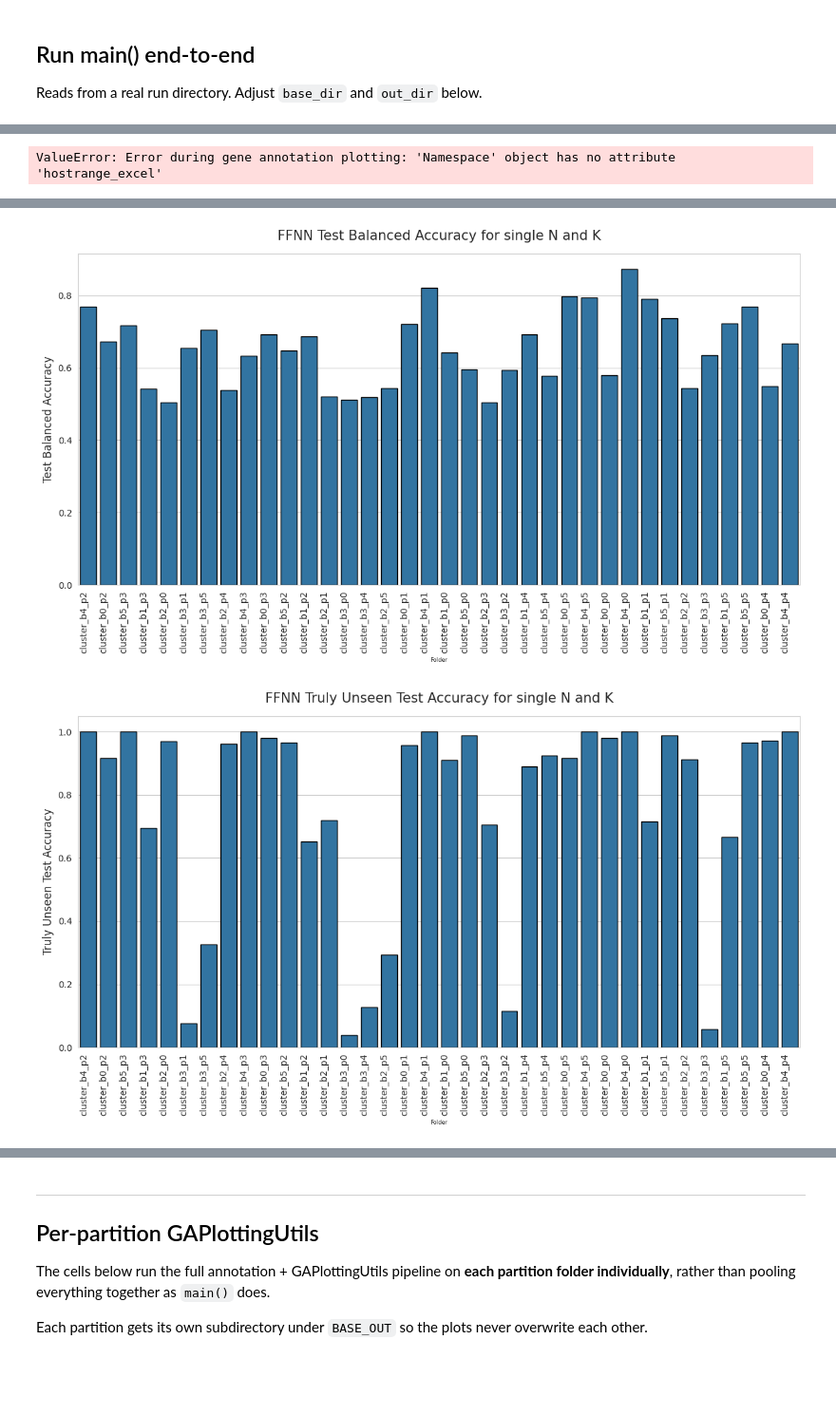
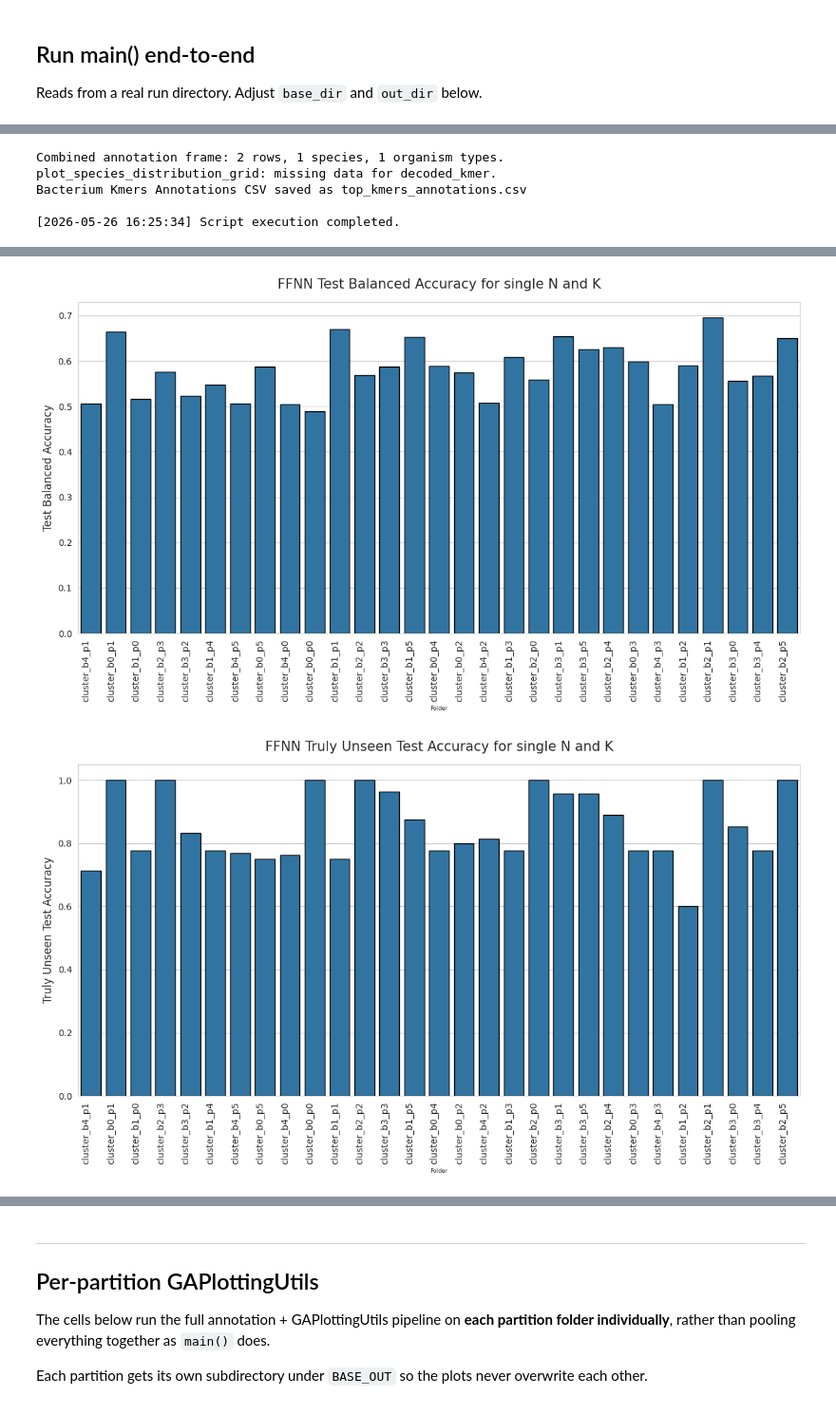
Before and after one commit to azzy72/PredictPhagePPI, a Jupyter notebook: notebooks/debug_collect_iterres.ipynb, the cells around one changed output, grey strips where cells are left out. Shown at 95% size. Drawn from its saved outputs; the diff is of its cells as text; code cells hidden in the pictures; blank space fills up the shorter version.

```diff
--- a/notebooks/debug_collect_iterres.ipynb
+++ b/notebooks/debug_collect_iterres.ipynb
@@ -41,7 +41,7 @@ mock_args = argparse.Namespace(
     hostrange_sheet = None
 )
 
-nn_run_dir_name = "IterExcl_encoded_sketches_n500_k12"
+nn_run_dir_name = "IterExcl_encoded_sketches_data2_n500_k12"
 nn_dir = path_to_nn_runs + nn_run_dir_name + "/"
 print("NN directory exists:", os.path.isdir(nn_dir))
 if not os.path.isdir(nn_dir):
@@ -250,7 +284,7 @@ print("Gene plots saved.")
 Reads from a real run directory. Adjust `base_dir` and `out_dir` below.
 # %%
 # Update mock_args if you want different settings for this run
-cr.args.top_kmers   = 1000
+cr.args.top_kmers   = 10
 cr.args.weight_pfi  = True
 cr.args.filter_harsh = False
 
@@ -338 +370,5 @@ WARNING:root:plot_annotation_pca: too few components for phage, skipping.
-ValueError: Error during gene annotation plotting: 'Namespace' object has no attribute 'hostrange_excel'
+Combined annotation frame: 2 rows, 1 species, 1 organism types.
+plot_species_distribution_grid: missing data for decoded_kmer.
+Bacterium Kmers Annotations CSV saved as top_kmers_annotations.csv
+
+[2026-05-26 16:25:34] Script execution completed.
@@ -340,2 +376,2 @@ ValueError: Error during gene annotation plotting: 'Namespace' object has no att
-[figure, old version]
+[figure, new version]
-[figure, old version]
+[figure, new version]
```
Also changed, not shown: parts of 5 cells of this notebook, 5 other files.
